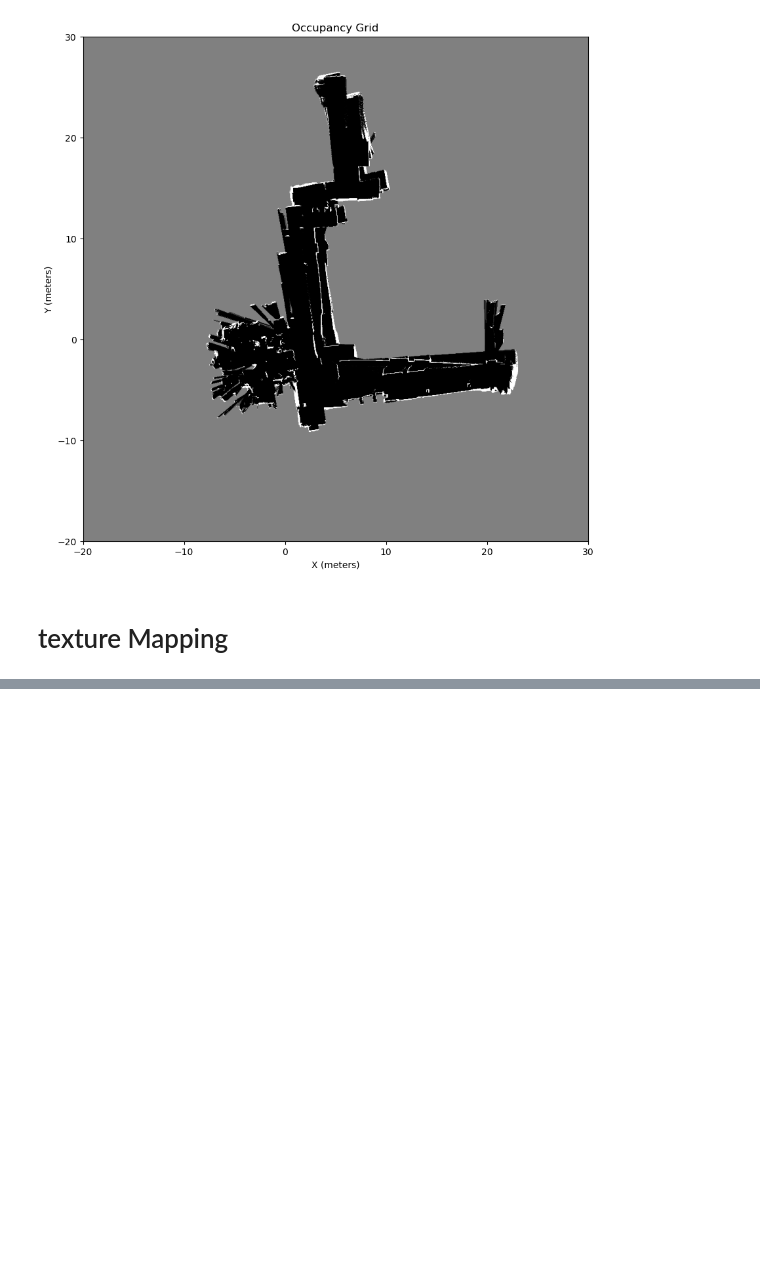
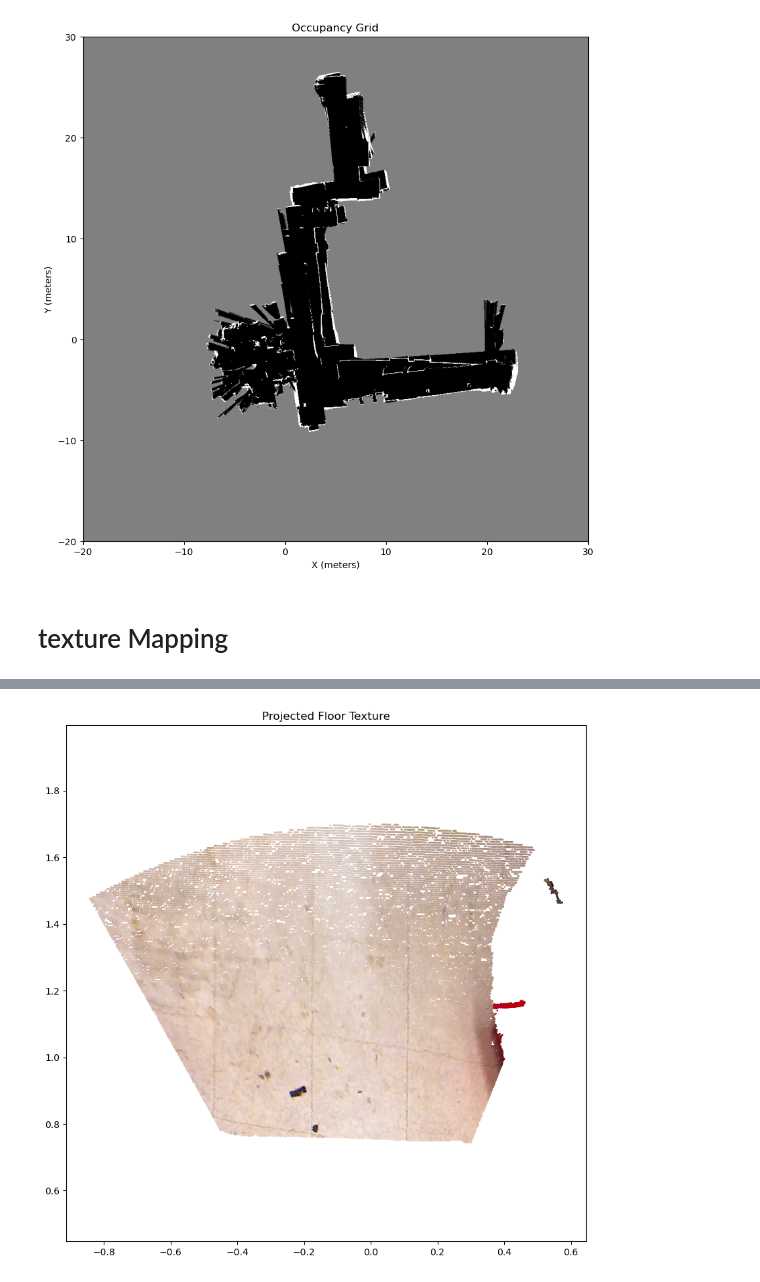
Before and after one commit to bharathraam29/SLAM_and_ICP, a Jupyter notebook: code/24_feb_scratch.ipynb, the cells around one changed output, grey strips where cells are left out. Drawn from its saved outputs; the diff is of its cells as text; code cells hidden in the pictures; blank space fills up the shorter version.

Commit message:
Texture mapping 1 iter is done

```diff
--- a/code/24_feb_scratch.ipynb
+++ b/code/24_feb_scratch.ipynb
@@ -69,6 +72,9 @@ def time_sync(time_stamp_1, time_stamp_2):
 
 imu_sync_map= time_sync(encoder_ts, imu_ts)
 lidar_sync_map = time_sync(encoder_ts, lidar_stamps)
+
+disp_sync_map= time_sync(encoder_ts, disp_stamps)
+rgb_sync_map= time_sync(encoder_ts, rgb_stamps)
 # %%
 def motion_model(prev_pose, lin_vel, angular_vel,del_T):
     twist= twist_creator(lin_vel,angular_vel)
@@ -536,0 +432,10 @@ o3d.visualization.draw_geometries([pcd, origin])  # display the pointcloud and o
+# %%
+import matplotlib.pyplot as plt
+
+plt.figure(figsize=(10, 10))
+plt.scatter(uv_body_xy[:, 1],uv_body_xy[:, 0],c=colors/255, s=1)  # Small dots for density
+plt.title("Projected Floor Texture")
+plt.axis("equal")  # Preserve aspect ratio
+plt.show()
+# %% [output]
+[figure, added]
```
Also changed, not shown: parts of 9 cells of this notebook.
